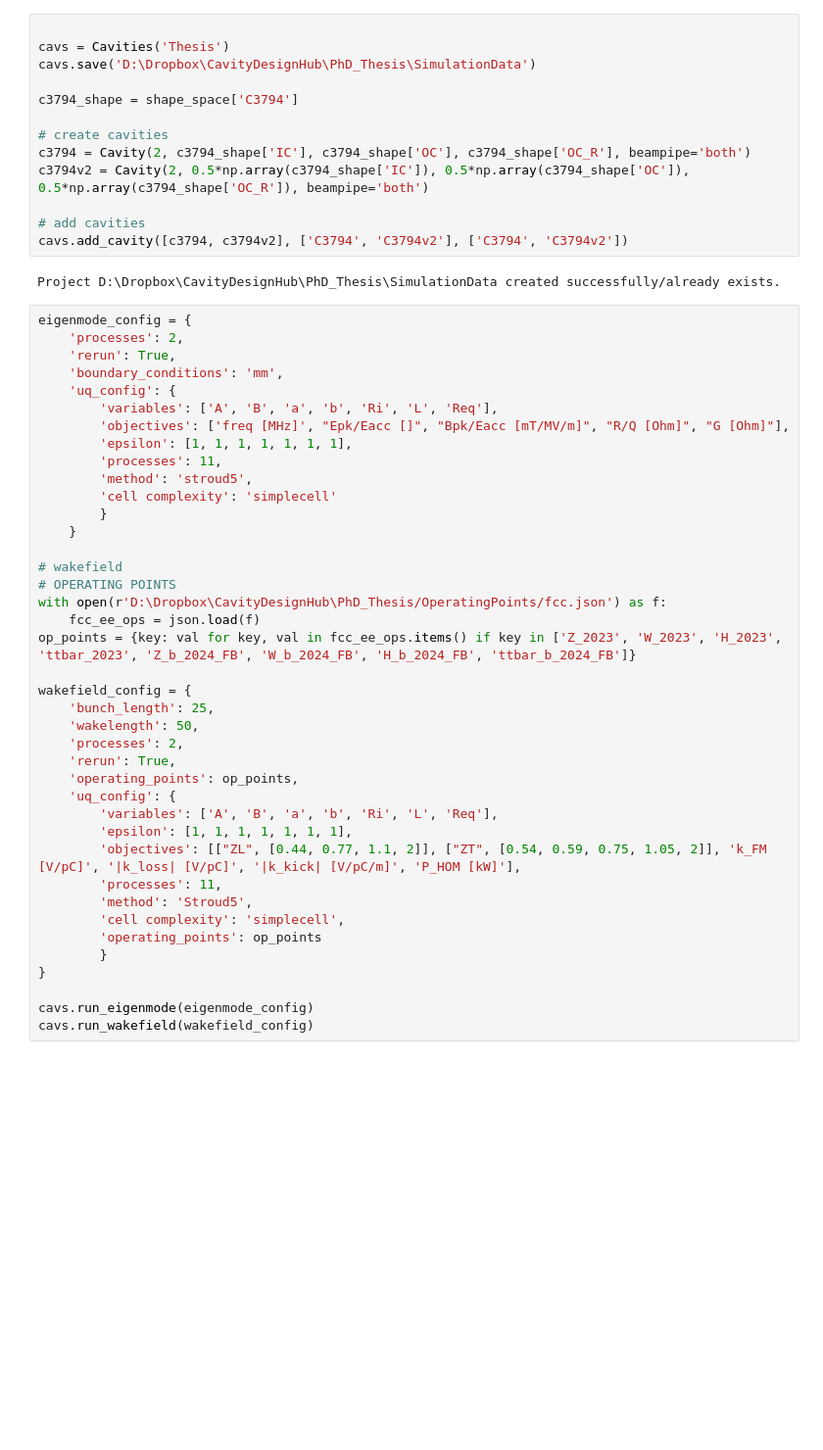
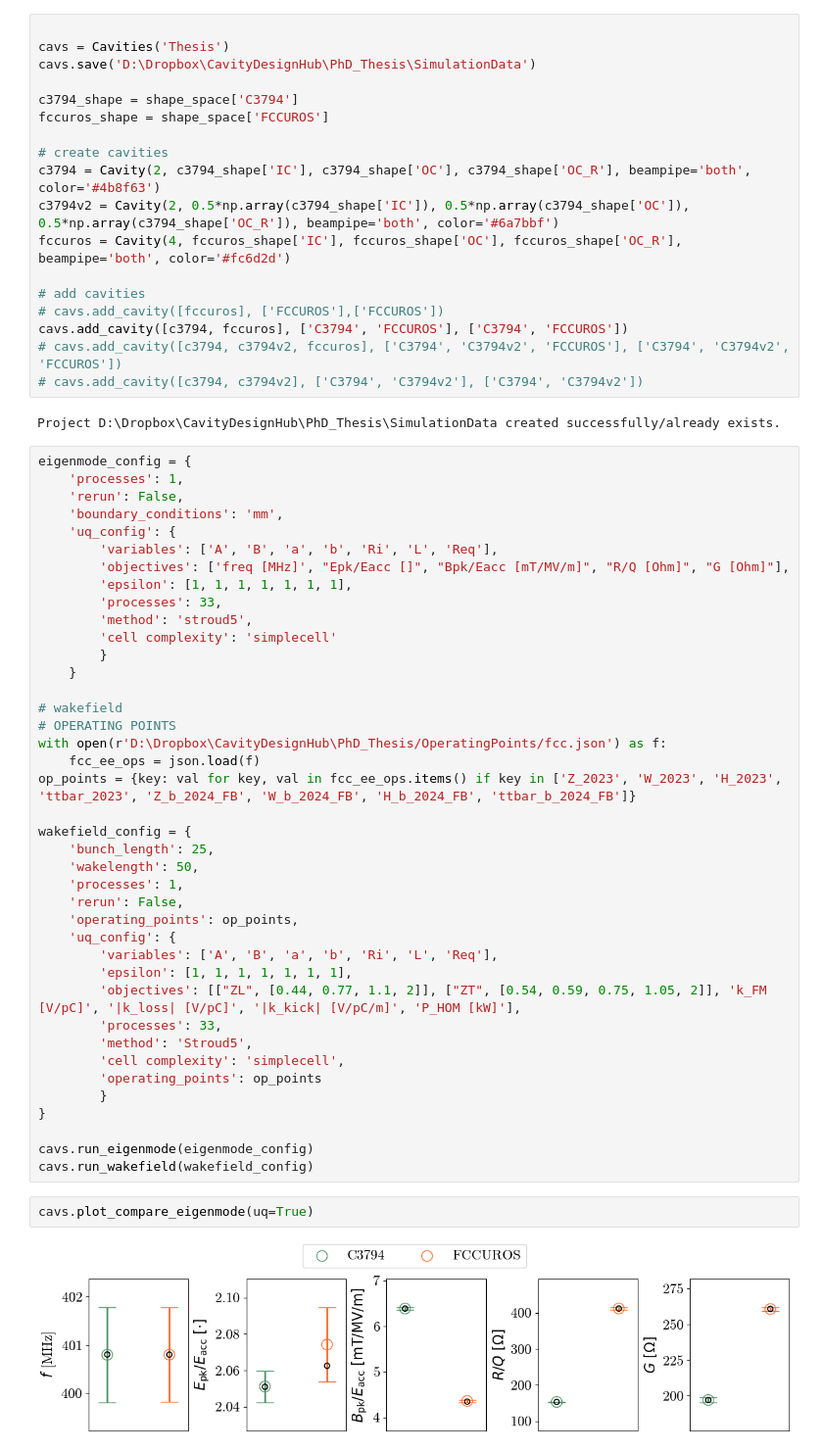
Before and after one commit to Dark-Elektron/cavsim2d, a Jupyter notebook: notebooks/C3794.ipynb, the cells around one changed output. Shown at 98% size. Drawn from its saved outputs; the diff is of its cells as text; blank space fills up the shorter version.

```diff
--- a/notebooks/C3794.ipynb
+++ b/notebooks/C3794.ipynb
@@ -92,25 +82,30 @@ cavs = Cavities('Thesis')
 cavs.save('D:\Dropbox\CavityDesignHub\PhD_Thesis\SimulationData')
 
 c3794_shape = shape_space['C3794']
+fccuros_shape = shape_space['FCCUROS']
 
 # create cavities
-c3794 = Cavity(2, c3794_shape['IC'], c3794_shape['OC'], c3794_shape['OC_R'], beampipe='both')
-c3794v2 = Cavity(2, 0.5*np.array(c3794_shape['IC']), 0.5*np.array(c3794_shape['OC']), 0.5*np.array(c3794_shape['OC_R']), beampipe='both')
+c3794 = Cavity(2, c3794_shape['IC'], c3794_shape['OC'], c3794_shape['OC_R'], beampipe='both', color='#4b8f63')
+c3794v2 = Cavity(2, 0.5*np.array(c3794_shape['IC']), 0.5*np.array(c3794_shape['OC']), 0.5*np.array(c3794_shape['OC_R']), beampipe='both', color='#6a7bbf')
+fccuros = Cavity(4, fccuros_shape['IC'], fccuros_shape['OC'], fccuros_shape['OC_R'], beampipe='both', color='#fc6d2d')
 
 # add cavities
-cavs.add_cavity([c3794, c3794v2], ['C3794', 'C3794v2'], ['C3794', 'C3794v2'])
+# cavs.add_cavity([fccuros], ['FCCUROS'],['FCCUROS'])
+cavs.add_cavity([c3794, fccuros], ['C3794', 'FCCUROS'], ['C3794', 'FCCUROS'])
+# cavs.add_cavity([c3794, c3794v2, fccuros], ['C3794', 'C3794v2', 'FCCUROS'], ['C3794', 'C3794v2', 'FCCUROS'])
+# cavs.add_cavity([c3794, c3794v2], ['C3794', 'C3794v2'], ['C3794', 'C3794v2'])
 # %% [output]
 Project D:\Dropbox\CavityDesignHub\PhD_Thesis\SimulationData created successfully/already exists.
 # %%
 eigenmode_config = {
-    'processes': 2,
-    'rerun': True,
+    'processes': 1,
+    'rerun': False,
     'boundary_conditions': 'mm',
     'uq_config': {
         'variables': ['A', 'B', 'a', 'b', 'Ri', 'L', 'Req'],
         'objectives': ['freq [MHz]', "Epk/Eacc []", "Bpk/Eacc [mT/MV/m]", "R/Q [Ohm]", "G [Ohm]"],
         'epsilon': [1, 1, 1, 1, 1, 1, 1],
-        'processes': 11,
+        'processes': 33,
         'method': 'stroud5',
         'cell complexity': 'simplecell'
         }
@@ -125,14 +120,14 @@ op_points = {key: val for key, val in fcc_ee_ops.items() if key in ['Z_2023', 'W
 wakefield_config = {
     'bunch_length': 25,
     'wakelength': 50,
-    'processes': 2,
-    'rerun': True,
+    'processes': 1,
+    'rerun': False,
     'operating_points': op_points,
     'uq_config': {
         'variables': ['A', 'B', 'a', 'b', 'Ri', 'L', 'Req'],
         'epsilon': [1, 1, 1, 1, 1, 1, 1],
         'objectives': [["ZL", [0.44, 0.77, 1.1, 2]], ["ZT", [0.54, 0.59, 0.75, 1.05, 2]], 'k_FM [V/pC]', '|k_loss| [V/pC]', '|k_kick| [V/pC/m]', 'P_HOM [kW]'],
-        'processes': 11,
+        'processes': 33,
         'method': 'Stroud5',
         'cell complexity': 'simplecell',
         'operating_points': op_points
@@ -141,3 +136,7 @@ wakefield_config = {
 
 cavs.run_eigenmode(eigenmode_config)
 cavs.run_wakefield(wakefield_config)
+# %%
+cavs.plot_compare_eigenmode(uq=True)
+# %% [output]
+[figure, added]
```
Also changed, not shown: parts of 6 cells of this notebook, 3 other files.
